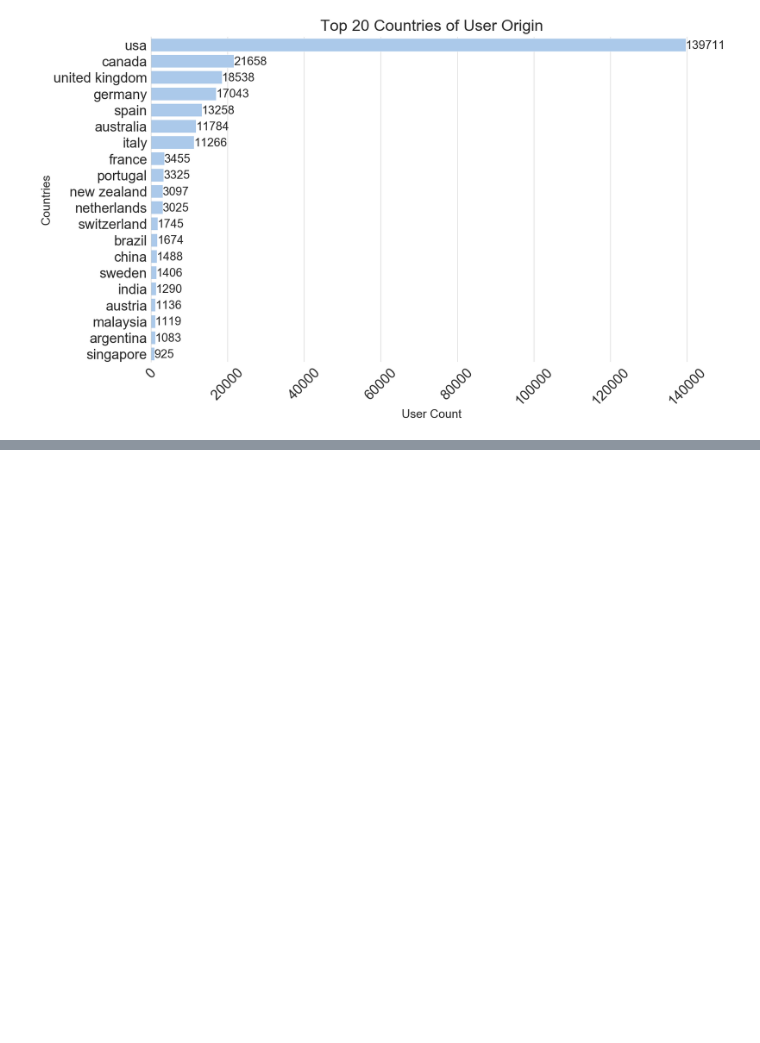
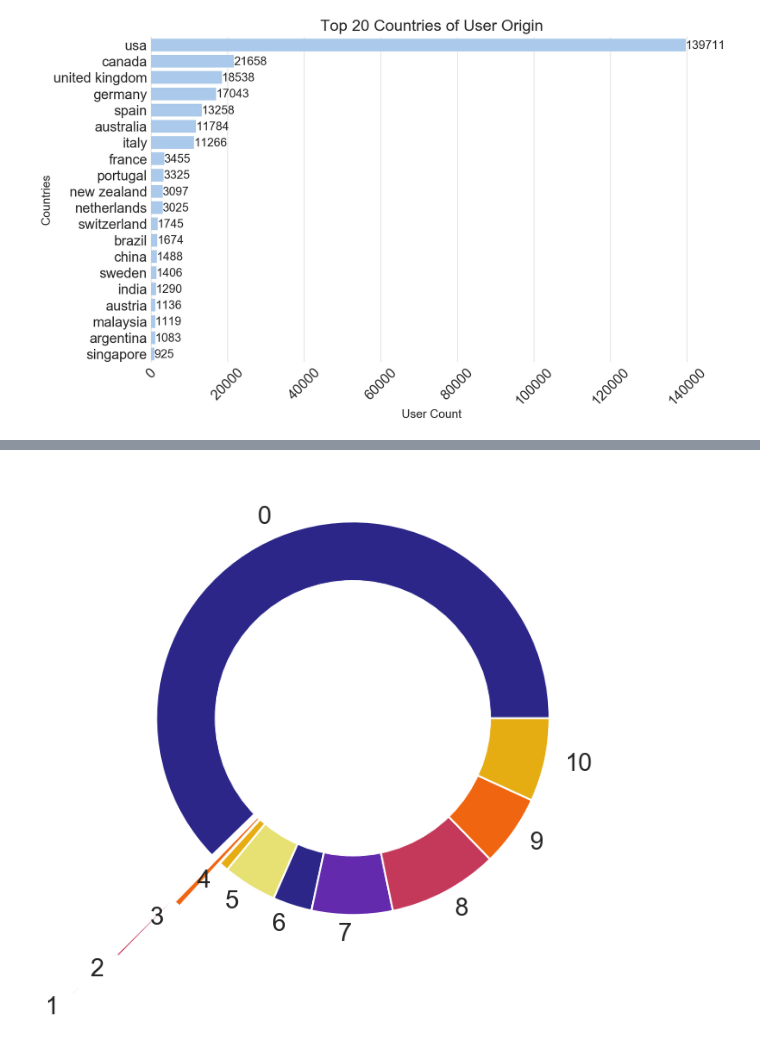
Before and after one commit to mpayumo/book-recommender-model, a Jupyter notebook: 1-book-recommender-EDA.ipynb, the cells around one changed output, grey strips where cells are left out. Cells and saved outputs as stored; diff of their text form; code cells hidden in the pictures; blank space fills up the shorter version.

```diff
--- a/1-book-recommender-EDA.ipynb
+++ b/1-book-recommender-EDA.ipynb
@@ -389,0 +614,24 @@ plot_horizontal_distribution('count', 'country',
+# %%
+# library
+
+fig = plt.subplots(figsize=(15,10))
+import matplotlib.pyplot as plt
+
+# create data
+labels=[]
+explode=[0,1,0.7,0.3,0,0,0,0,0,0,0,]
+
+# Create a circle for the center of the plot
+my_circle=plt.Circle( (0,0), 0.7, color='white')
+
+# Custom wedges
+plt.pie(dist['Count'],
+        labels=dist['Book-Rating'],
+        wedgeprops = {'linewidth' : 2, 'edgecolor' : 'white' }, explode=explode
+      )
+plt.title('')
+p=plt.gcf()
+p.gca().add_artist(my_circle)
+plt.savefig('img/wedge1_donut.jpg');
+# %% [output]
+[figure, added]
```
Also changed, not shown: parts of 37 cells of this notebook, 3 other files.
